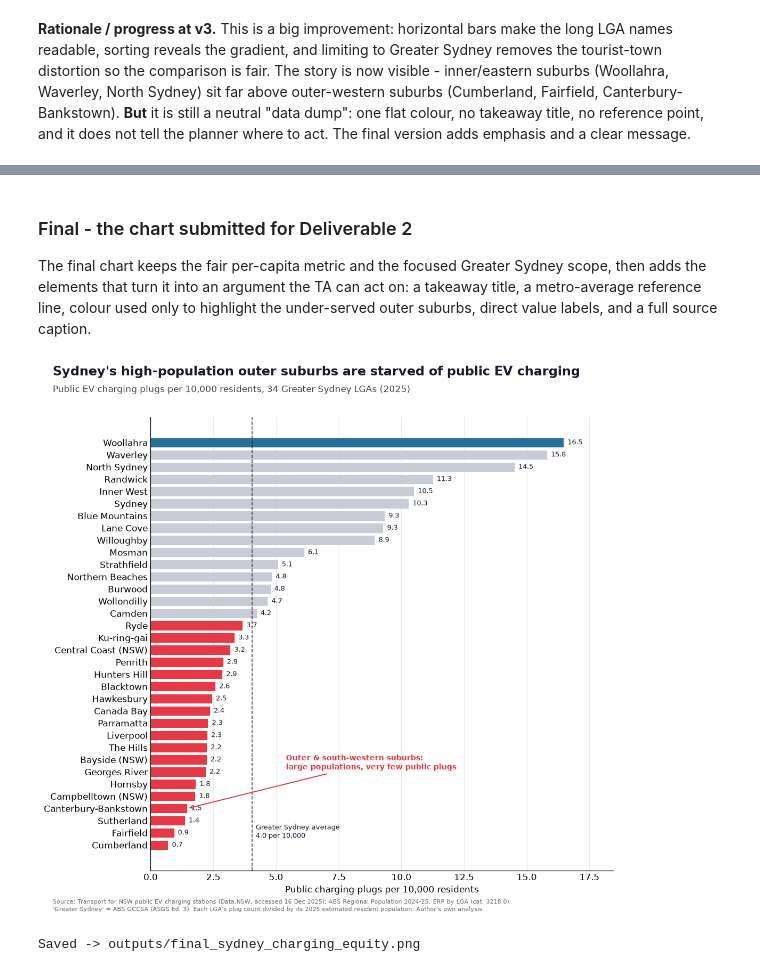
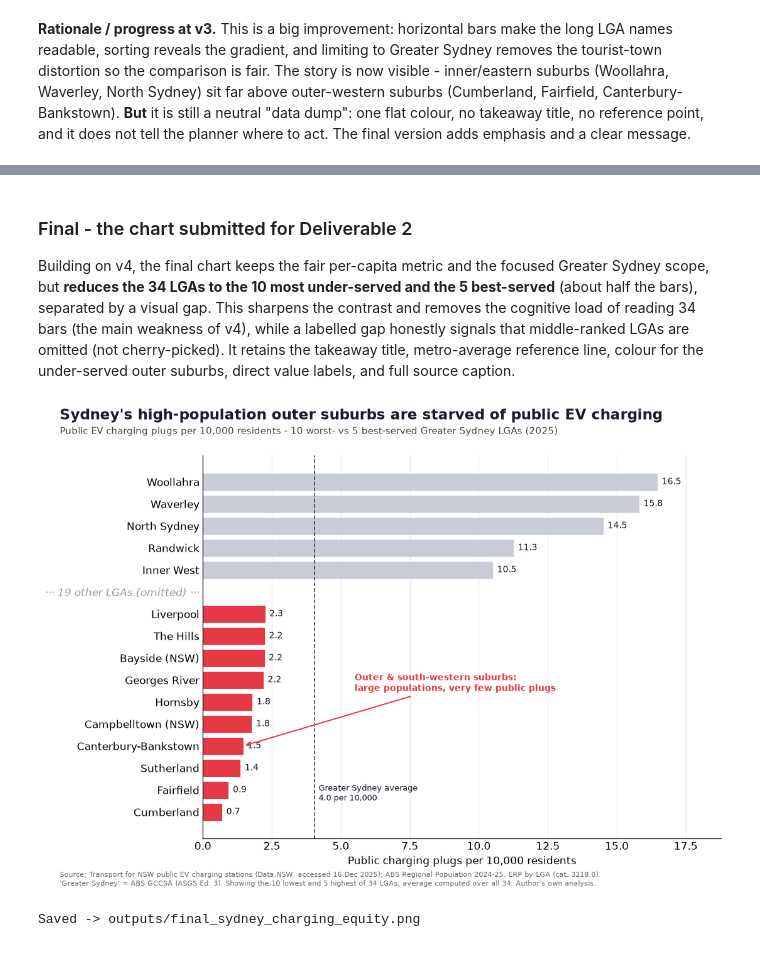
Before and after one commit to ZhixuanXie/COMM5501-Project, a Jupyter notebook: deliverable2_ev_charging_equity.ipynb, the cells around one changed output, grey strips where cells are left out. Drawn from its saved outputs; the diff is of its cells as text; code cells hidden in the pictures.

Commit message:
Add demo presentation and update deliverable2 notebook
Co-authored-by: Cursor <cursoragent@cursor.com>

```diff
--- a/deliverable2_ev_charging_equity.ipynb
+++ b/deliverable2_ev_charging_equity.ipynb
@@ -338,71 +411,96 @@ version adds emphasis and a clear message.
 # %% [markdown]
 ### Final - the chart submitted for Deliverable 2
 
-The final chart keeps the fair per-capita metric and the focused Greater Sydney scope, then adds
-the elements that turn it into an argument the TA can act on: a takeaway title, a metro-average
-reference line, colour used only to highlight the under-served outer suburbs, direct value
-labels, and a full source caption.
+Building on v4, the final chart keeps the fair per-capita metric and the focused Greater Sydney
+scope, but **reduces the 34 LGAs to the 10 most under-served and the 5 best-served** (about half
+the bars), separated by a visual gap. This sharpens the contrast and removes the cognitive load
+of reading 34 bars (the main weakness of v4), while a labelled gap honestly signals that
+middle-ranked LGAs are omitted (not cherry-picked). It retains the takeaway title, metro-average
+reference line, colour for the under-served outer suburbs, direct value labels, and full source
+caption.
 # %%
-# ---- FINAL HERO CHART -----------------------------------------------------
-gs_chart = full[full["region"] == "Greater Sydney"].sort_values(
+# ---- FINAL HERO CHART (reduced to bottom 10 + top 5 of the 34 Greater Sydney LGAs) ----
+gs_all = full[full["region"] == "Greater Sydney"].sort_values(
     "plugs_per_10k", ascending=True).reset_index(drop=True)
-metro_avg = gs_chart["plugs"].sum() / gs_chart["erp_2025"].sum() * 10_000
+# Metro average is still computed over ALL 34 LGAs so the benchmark stays honest.
+metro_avg = gs_all["plugs"].sum() / gs_all["erp_2025"].sum() * 10_000
 
-# Colour: highlight LGAs below the metro average (the under-served suburbs).
-bar_colours = np.where(gs_chart["plugs_per_10k"] < metro_avg, ACCENT, MUTED)
-# Keep the single best-served LGA in blue as a reference point for contrast.
-bar_colours[gs_chart["plugs_per_10k"].idxmax()] = INNER
+# Show the 10 worst-served and 5 best-served LGAs (~half the bars), with a gap between.
+N_BOTTOM, N_TOP = 10, 5
+bottom = gs_all.head(N_BOTTOM).copy()
+top = gs_all.tail(N_TOP).copy()
+GAP_LABEL = f"\u00b7\u00b7\u00b7 {len(gs_all) - N_BOTTOM - N_TOP} other LGAs (omitted) \u00b7\u00b7\u00b7"
+gap_row = pd.DataFrame([{"lga_name": GAP_LABEL, "plugs_per_10k": 0,
+                         "plugs": 0, "erp_2025": 0}])
+gs_chart = pd.concat([bottom, gap_row, top], ignore_index=True)
 
-fig, ax = plt.subplots(figsize=(10, 9.5))
-bars = ax.barh(gs_chart["lga_name"], gs_chart["plugs_per_10k"],
+# Colour: red = below metro average (under-served); everything else one neutral grey.
+bar_colours = []
+for i, row in gs_chart.iterrows():
+    if row["lga_name"] == GAP_LABEL:
+        bar_colours.append("none")
+    elif row["plugs_per_10k"] < metro_avg:
+        bar_colours.append(ACCENT)
+    else:
+        bar_colours.append(MUTED)
+
+fig, ax = plt.subplots(figsize=(10, 7))
+y_pos = list(range(len(gs_chart)))
+bars = ax.barh(y_pos, gs_chart["plugs_per_10k"],
                color=bar_colours, edgecolor="white", linewidth=0.5)
 
-# Direct value labels at the end of each bar.
-for y, v in enumerate(gs_chart["plugs_per_10k"]):
-    ax.text(v + 0.15, y, f"{v:.1f}", va="center", ha="left",
-            fontsize=8.5, color=INK)
+# Direct value labels at the end of each bar (skip the gap row).
+for y, (_, row) in zip(y_pos, gs_chart.iterrows()):
+    if row["lga_name"] != GAP_LABEL:
+        ax.text(row["plugs_per_10k"] + 0.15, y, f"{row['plugs_per_10k']:.1f}",
+                va="center", ha="left", fontsize=9, color=INK)
+
+ax.set_yticks(y_pos)
+ax.set_yticklabels(gs_chart["lga_name"])
+ax.get_yticklabels()[N_BOTTOM].set_fontstyle("italic")
+ax.get_yticklabels()[N_BOTTOM].set_color("#999")
 
 # Metro-average reference line.
 ax.axvline(metro_avg, color=INK, linewidth=1.1, linestyle="--", alpha=0.8)
 ax.text(metro_avg + 0.15, 0.4, f"Greater Sydney average\n{metro_avg:.1f} per 10,000",
         fontsize=8.5, color=INK, va="bottom")
 
 # Takeaway title + subtitle (left-aligned, headline first).
 ax.set_title("")
 fig.text(0.013, 0.975,
          "Sydney's high-population outer suburbs are starved of public EV charging",
-         fontsize=15.5, fontweight="bold", color=INK, ha="left")
+         fontsize=15, fontweight="bold", color=INK, ha="left")
 fig.text(0.013, 0.945,
-         "Public EV charging plugs per 10,000 residents, 34 Greater Sydney LGAs (2025)",
-         fontsize=11, color="#444", ha="left")
+         "Public EV charging plugs per 10,000 residents - 10 worst- vs 5 best-served Greater Sydney LGAs (2025)",
+         fontsize=10, color="#444", ha="left")
 
 # Annotation pointing at the under-served cluster.
 ax.annotate(
     "Outer & south-western suburbs:\nlarge populations, very few public plugs",
     xy=(gs_chart["plugs_per_10k"].iloc[3], 3),
-    xytext=(5.4, 6.2), fontsize=9, color=ACCENT, fontweight="bold",
+    xytext=(5.5, 5.5), fontsize=9, color=ACCENT, fontweight="bold",
     arrowprops=dict(arrowstyle="->", color=ACCENT, lw=1.3))
 
 ax.set_xlabel("Public charging plugs per 10,000 residents")
-ax.set_xlim(0, gs_chart["plugs_per_10k"].max() * 1.12)
+ax.set_xlim(0, gs_chart["plugs_per_10k"].max() * 1.14)
 ax.spines[["top", "right"]].set_visible(False)
 ax.xaxis.grid(True, color="#e9e9ee", linewidth=0.8)
 ax.set_axisbelow(True)
 ax.tick_params(length=0)
 
 fig.text(0.013, 0.012,
          "Source: Transport for NSW public EV charging stations (Data.NSW, accessed 16 Dec 2025); "
          "ABS Regional Population 2024-25, ERP by LGA (cat. 3218.0).\n"
-         "'Greater Sydney' = ABS GCCSA (ASGS Ed. 3). Each LGA's plug count divided by its 2025 "
-         "estimated resident population. Author's own analysis.",
+         "'Greater Sydney' = ABS GCCSA (ASGS Ed. 3). Showing the 10 lowest and 5 highest of 34 LGAs; "
+         "average computed over all 34. Author's own analysis.",
          fontsize=7.5, color="#666", ha="left")
 
-plt.subplots_adjust(top=0.90, bottom=0.085, left=0.18, right=0.97)
+plt.subplots_adjust(top=0.90, bottom=0.11, left=0.22, right=0.97)
 fig.savefig(OUT / "final_sydney_charging_equity.png")
 plt.show()
 print("Saved -> outputs/final_sydney_charging_equity.png")
 # %% [output]
-[figure, old version]
+[figure, new version]
 Saved -> outputs/final_sydney_charging_equity.png
 # %% [markdown]
 **Why the final version meets the Data Analysis & Visualisation criteria**
```
Also changed, not shown: parts of 7 cells of this notebook, 5 other files.
